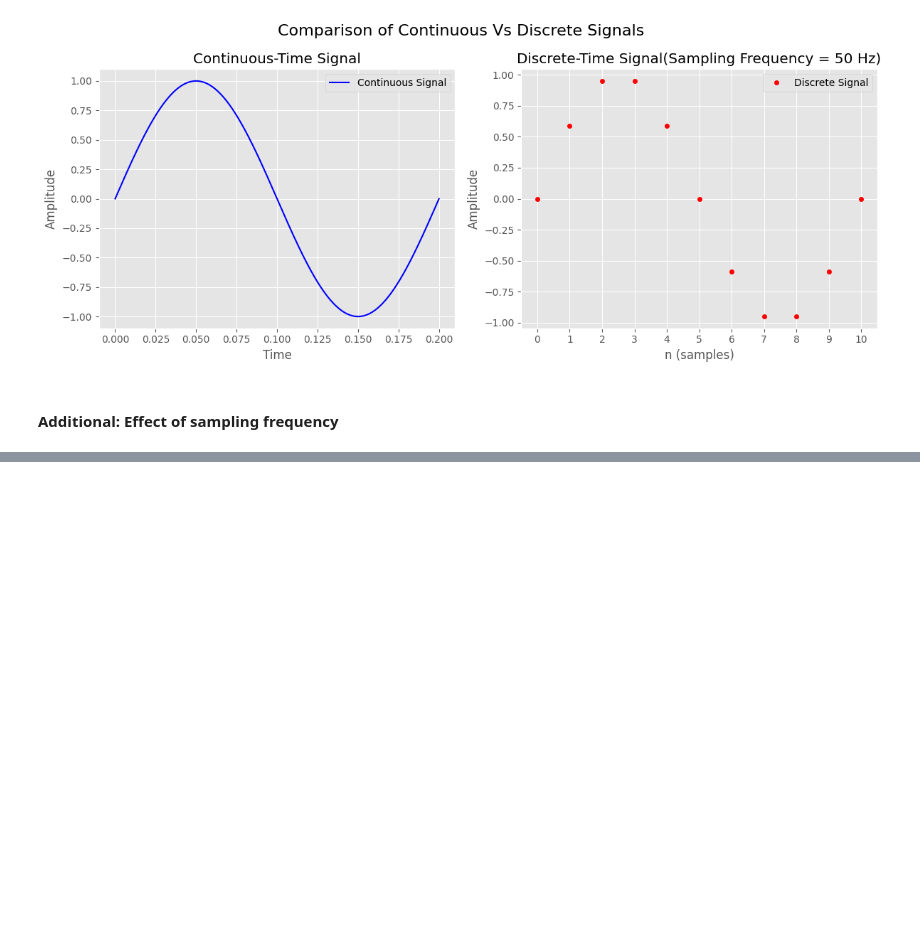
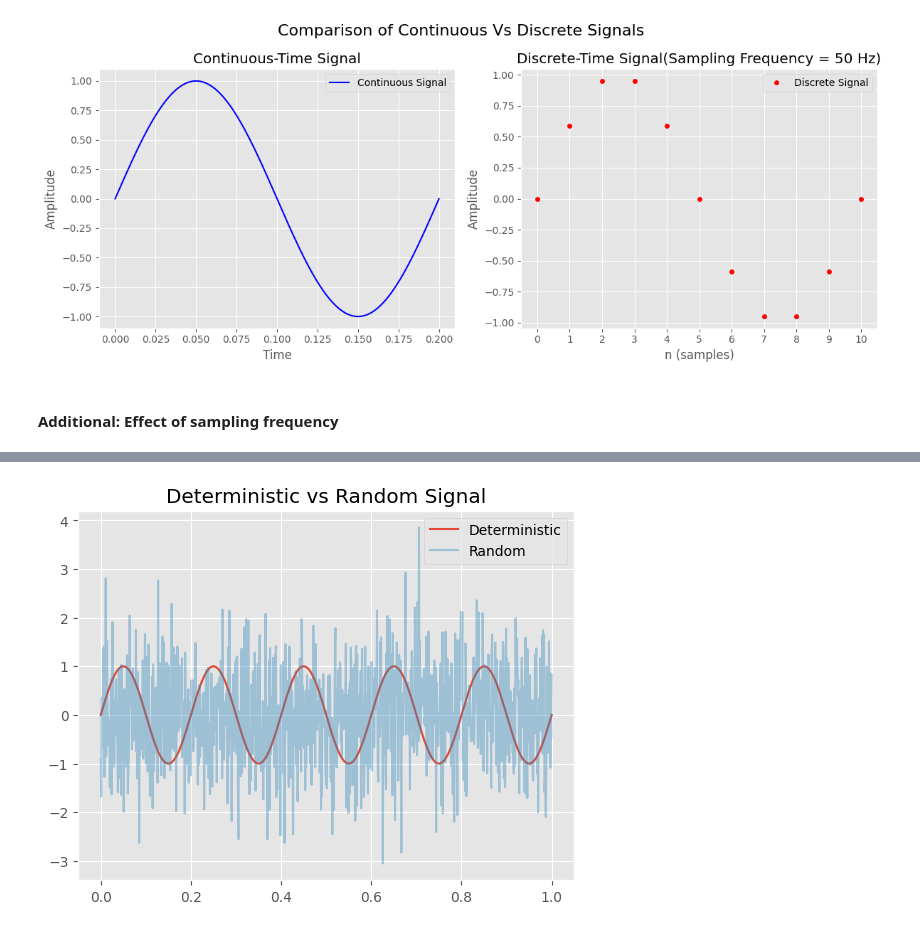
Before and after one commit to Oshadha345/Signals_and_Systems, a Jupyter notebook: Notebook/Signals.ipynb, the cells around one changed output, grey strips where cells are left out. Cells and saved outputs as stored; diff of their text form; code cells hidden in the pictures; blank space fills up the shorter version.

```diff
--- a/Notebook/Signals.ipynb
+++ b/Notebook/Signals.ipynb
@@ -130,0 +169,16 @@ plt.show()
+# %%
+import numpy as np
+import matplotlib.pyplot as plt
+
+t = np.linspace(0, 1, 1000)
+deterministic = np.sin(2 * np.pi * 5 * t)
+random_signal = np.random.randn(1000)
+
+
+plt.plot(t, deterministic, label='Deterministic')
+plt.plot(t, random_signal, label='Random', alpha=0.4)
+plt.legend()
+plt.title("Deterministic vs Random Signal")
+plt.show()
+# %% [output]
+[figure, added]
```
Also changed, not shown: parts of 5 cells of this notebook.
